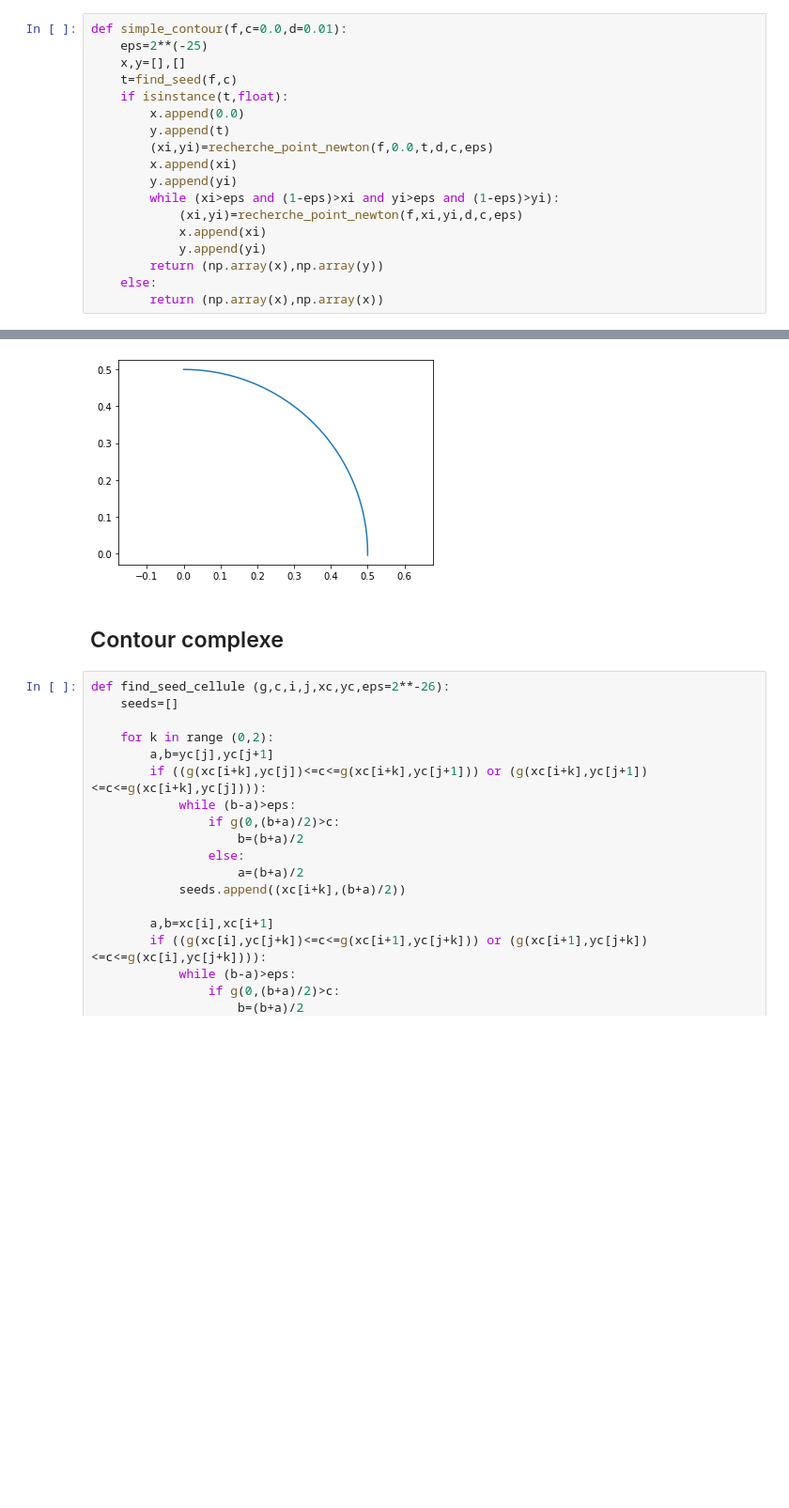
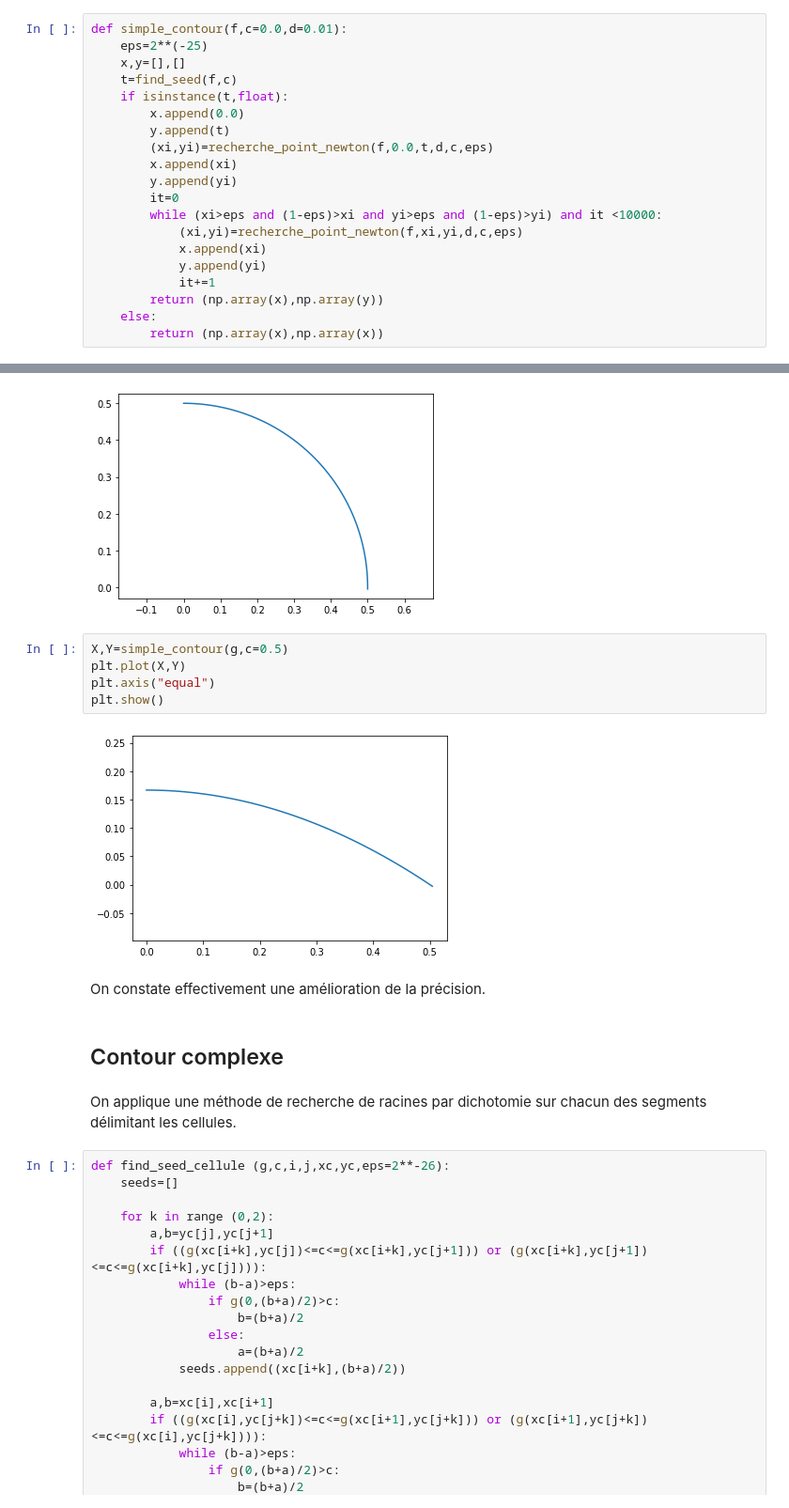
Before and after one commit to florefalcon/Projet-maths-info-Eva-et-Flore, a Jupyter notebook: Projet Lignes de niveau.ipynb, the cells around one changed output, grey strips where cells are left out. Shown: that part at 94% size. Drawn from its saved outputs; the diff is of its cells as text; blank space fills up the shorter version.

```diff
--- a/Projet Lignes de niveau.ipynb
+++ b/Projet Lignes de niveau.ipynb
@@ -189,10 +202,12 @@ def simple_contour(f,c=0.0,d=0.01):
         (xi,yi)=recherche_point_newton(f,0.0,t,d,c,eps)
         x.append(xi)
         y.append(yi)
-        while (xi>eps and (1-eps)>xi and yi>eps and (1-eps)>yi):
+        it=0
+        while (xi>eps and (1-eps)>xi and yi>eps and (1-eps)>yi) and it <10000:
             (xi,yi)=recherche_point_newton(f,xi,yi,d,c,eps)
             x.append(xi)
             y.append(yi)
+            it+=1
         return (np.array(x),np.array(y))
     else:
         return (np.array(x),np.array(x))
@@ -203,8 +218,19 @@ plt.axis("equal")
 plt.show()
 # %% [output]
 [figure]
+# %%
+X,Y=simple_contour(g,c=0.5)
+plt.plot(X,Y)
+plt.axis("equal")
+plt.show()
+# %% [output]
+[figure, added]
+# %% [markdown]
+On constate effectivement une amélioration de la précision.
 # %% [markdown]
 ## Contour complexe
+# %% [markdown]
+On applique une méthode de recherche de racines par dichotomie sur chacun des segments délimitant les cellules.
 # %%
 def find_seed_cellule (g,c,i,j,xc,yc,eps=2**-26):
     seeds=[]
```
Also changed, not shown: parts of 26 cells of this notebook.
